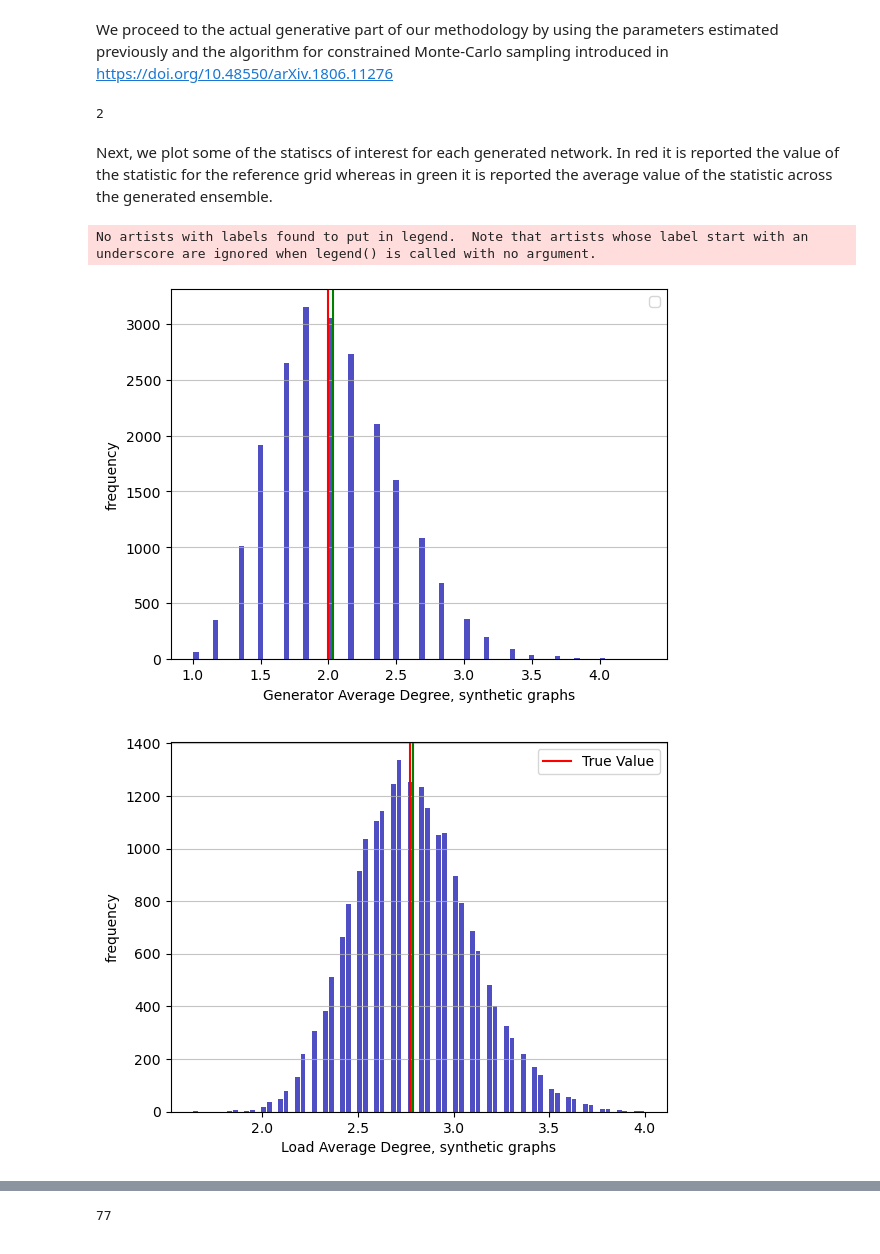
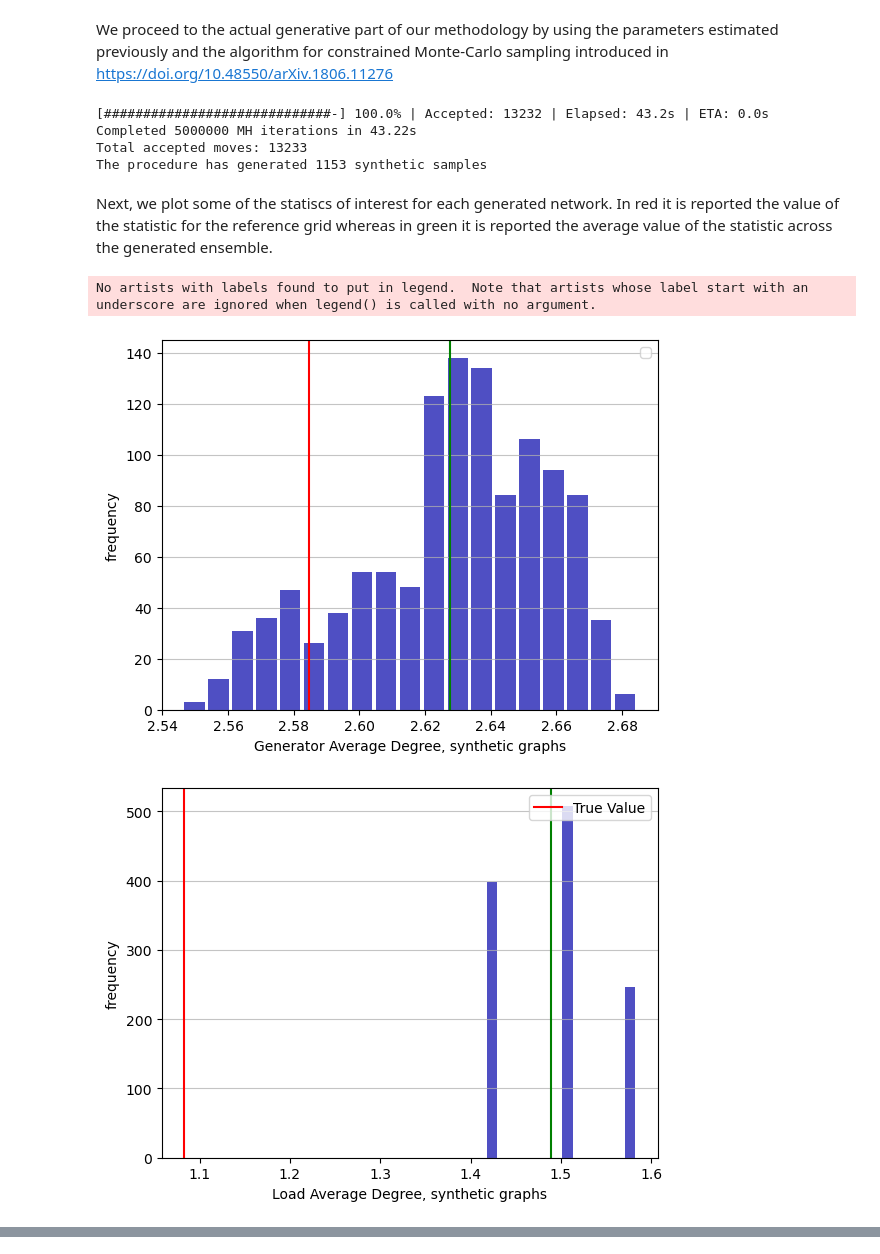
Before and after one commit to franzjack/power_grids_data, a Jupyter notebook: Tutorial_PG_ERG.ipynb, the cells around one changed output, grey strips where cells are left out. Drawn from its saved outputs; the diff is of its cells as text; code cells hidden in the pictures.

```diff
--- a/Tutorial_PG_ERG.ipynb
+++ b/Tutorial_PG_ERG.ipynb
@@ -25,12 +27,14 @@ In the next cell we select the model type as well as the reference grid
 mod_type = '_edg_tri_2tri'
 obs_comp = getattr(hc,'obs'+mod_type)
 fast_obs_comp = getattr(hc,'fast_obs'+mod_type)
-name='300_ieee'
+name='1354_pegase'
 rmean_list=[]
 # %%
 #create file used to store the estimation results
-file = open("data3_"+name+mod_type+".txt", "w")
-file.write("Simulation data on grid "+name+" for model "+mod_type+"\n")
+results_path = os.path.join("results", name, mod_type)
+os.makedirs(results_path, exist_ok=True)
+filepath = os.path.join(results_path, "estimation_results_"+name+mod_type+".txt")
+
 
 #parsing the .m file into a suitable format, and perform some sanity checks
 ordmat,ordlist,buslist,countlist = lp.pow_parser(name)
@@ -109,0 +66,3 @@ Program: c:\Users\franc\Anaconda3\lib\site-packages\ipykernel_launcher.py --f=c:
+# %%
+betas = np.array([-5.5,-5.5,-5.5,-20,-5.5,-5.5,1.5,-0.5], dtype=float)
+EEparams,obslist,parlist = est.EEsparse_with_timer(ordmat,obs,betas,countlist,obs_comp,fast_obs_comp,80000000,0.001,0.001,step)
@@ -155,7 +123,14 @@ file.write("The estimation resulted in the following parameters: \n"+str(list(EE
 We proceed to the actual generative part of our methodology by using the parameters estimated previously and the algorithm for constrained Monte-Carlo sampling introduced in https://doi.org/10.48550/arXiv.1806.11276
 # %%
 #monte-carlo sampling with the constrained algorithm
-mean_list,synth,obslist = est.pg_MHergm_conn(startconn,obs,EEparams,countlist, obs_comp,fast_obs_comp,7000000)
-sellist = est.selector(synth)
-print("The procedure has generated "+str(len(sellist))+" synthetic samples")
+#mean_list,synth,obslist = est.pg_MHergm_conn(startconn,obs,EEparams,countlist, obs_comp,fast_obs_comp,7000000)
+mean_list,synth,obslist = est.pg_MHergm_conn_timer(startconn,obs,EEparams,countlist, obs_comp,fast_obs_comp,5000000)
+
+print("The procedure has generated "+str(len(synth))+" synthetic samples")
+sellist = [mat.toarray() for mat in synth]
 Glist2,clustlist,avg_typedeg,ac_list = sc.synth_selection2(sellist,ordlist)
+# %% [output]
+[#############################-] 100.0% | Accepted: 13232 | Elapsed: 43.2s | ETA: 0.0s
+Completed 5000000 MH iterations in 43.22s
+Total accepted moves: 13233
+The procedure has generated 1153 synthetic samples
@@ -162,4 +148,3 @@ Glist2,clustlist,avg_typedeg,ac_list = sc.synth_selection2(sellist,ordlist)
 # %%
+feat_mtx = [feature_translator(el) for el in list(ordlist)]
-# %% [output]
-2
 # %%
@@ -180,14 +165,10 @@ plt.axvline(x=k1,color='red')
 plt.axvline(x=np.mean(degarray[0]),color='green')
 maxfreq = n.max()
 plt.legend(loc='upper right')
-plt.savefig('sdeggens'+mod_type+name+'.svg',dpi=300, format="svg")
+plt.savefig(os.path.join(results_path, 'sdeggens'+mod_type+name+'.svg'),dpi=300, format="svg")
 plt.show()
 
 rmean_list.append(k1)
-
-file.write("Generator Average Degree, benchmark value: "+ str(rmean_list[0])+"\n")
-
-file.write("Generator Average Degree: mean "+ str(np.mean(degarray[0])) + " std dev "+ str(np.std(degarray[0])) + "\n" )
 
 
 
@@ -202,14 +183,12 @@ plt.axvline(x=k2,color='red',label='True Value')
 plt.axvline(x=np.mean(degarray[1]),color='green')
 maxfreq = n.max()
 plt.legend(loc='upper right')
-plt.savefig('sdegloads'+mod_type+name+'.svg',dpi=300, format="svg")
+plt.savefig(os.path.join(results_path, 'sdeglods'+mod_type+name+'.svg'),dpi=300, format="svg")
 plt.show()
 
 rmean_list.append(k2)
 
-file.write("Load Average Degree, benchmark value: "+ str(rmean_list[1])+"\n")
 
-file.write("Load Average Degree: mean "+ str(np.mean(degarray[1])) + " std dev "+ str(np.std(degarray[1])) + "\n" )
 
 
 n, bins, patches = plt.hist(x=degarray[2], bins='auto', color='#0504aa',alpha=0.7, rwidth=0.85)
@@ -221,14 +200,11 @@ plt.axvline(x=k3,color='red',label='True Value')
 plt.axvline(x=np.mean(degarray[2]),color='green')
 maxfreq = n.max()
 plt.legend(loc='upper right')
-plt.savefig('sdegints'+mod_type+name+'.svg',dpi=300, format="svg")
+plt.savefig(os.path.join(results_path, 'sdegints'+mod_type+name+'.svg'),dpi=300, format="svg")
 plt.show()
 
 rmean_list.append(k3)
 
-file.write("Interconnection Average Degree, benchmark value: "+ str(rmean_list[2])+"\n")
-
-file.write("Interconnection Average Degree: mean "+ str(np.mean(degarray[2])) + " std dev "+ str(np.std(degarray[2])) + "\n" )
 
 
 trilist = []
@@ -244,14 +220,11 @@ plt.ylabel('Frequency')
 #plt.title('Triangles, '+name)
 plt.axvline(x=genobs[6],color='red')
 plt.axvline(x=np.mean(trilist),color='green')
-plt.savefig('stris'+mod_type+name+'.svg',dpi=300, format="svg")
+plt.savefig(os.path.join(results_path, 'stris'+mod_type+name+'.svg'),dpi=300, format="svg")
 plt.show()
 
 rmean_list.append(genobs[6])
 
-file.write("Triangles, benchmark value: "+ str(rmean_list[3])+"\n")
-
-file.write("Triangles: mean "+ str(np.mean(trilist)) + " std dev "+ str(np.std(trilist)) + "\n" )
 
 
 n, bins, patches = plt.hist(x=trilist2, bins='auto', color='#0504aa',alpha=0.7, rwidth=0.3)
@@ -261,14 +234,10 @@ plt.ylabel('Frequency')
 #plt.title('2-Triangles, '+name)
 plt.axvline(x=genobs[7],color='red')
 plt.axvline(x=np.mean(trilist2),color='green')
-plt.savefig('trians2'+name+'.svg',dpi=300, format="svg")
+plt.savefig(os.path.join(results_path, 's2tris'+mod_type+name+'.svg'),dpi=300, format="svg")
 plt.show()
 
 rmean_list.append(genobs[7])
-file.write("2-Triangles, benchmark value: "+ str(rmean_list[4])+"\n")
-file.write("2-Triangles: mean "+ str(np.mean(trilist2)) + " std dev "+ str(np.std(trilist2)) + "\n" )
-
-
 
 paths = [nx.average_shortest_path_length(G.to_undirected()) for G in Glist2]
 n, bins, patches = plt.hist(x=paths, bins='auto', color='#0504aa',alpha=0.7, rwidth=0.85)
@@ -278,45 +247,37 @@ plt.ylabel('Frequency')
 #plt.title('Avgerage path, '+name)
 plt.axvline(x=nx.average_shortest_path_length(nx.from_numpy_array(ordmat).to_undirected()),color='red')
 plt.axvline(x=np.mean(paths),color='green')
-plt.savefig('apl'+name+'.svg',dpi=300, format="svg")
+plt.savefig(os.path.join(results_path, 'apl'+mod_type+name+'.svg'),dpi=300, format="svg")
 plt.show()
 rmean_list.append(nx.average_shortest_path_length(nx.from_numpy_array(ordmat).to_undirected()))
-file.write("Average path length, benchmark value: "+ str(rmean_list[5])+"\n")
-file.write("Average path length: mean "+ str(np.mean(paths)) + " std dev "+ str(np.std(paths)) + "\n" )
 
 
 
 
 n, bins, patches = plt.hist(x=ac_list, bins='auto', color='#0504aa',alpha=0.7, rwidth=0.85)
 plt.grid(axis='y', alpha=0.75)
 plt.xlabel('Algebraic connectivity,synthetic graphs, '+name)
 plt.ylabel('Frequency')
 #plt.title('Algebraic connectivity, '+name)
 plt.axvline(x=sc.alg_conn(ordmat),color='red')
 plt.axvline(x=np.mean(ac_list),color='green')
-plt.savefig('acsin'+name+'.svg',dpi=300, format="svg")
+plt.savefig(os.path.join(results_path, 'algconn'+mod_type+name+'.svg'),dpi=300, format="svg")
 plt.show()
 rmean_list.append(sc.alg_conn(ordmat))
-file.write("Algebraic connectivity, benchmark value: "+ str(rmean_list[6])+"\n")
-file.write("Algebraic connectivity: mean "+ str(np.mean(ac_list)) + " std dev "+ str(np.std(ac_list)) + "\n" )
-
-
 
 
 clusts = [sc.clustering_coeff(G.to_undirected()) for G in Glist2]
 n, bins, patches = plt.hist(x=clusts, bins='auto', color='#0504aa',alpha=0.7, rwidth=0.85)
 plt.grid(axis='y', alpha=0.75)
 plt.xlabel('Clustering coefficient,synthetic graphs, '+name)
 plt.ylabel('Frequency')
 #plt.title('Avgerage path, '+name)
 plt.axvline(x=sc.clustering_coeff(nx.from_numpy_array(ordmat).to_undirected()),color='red')
 plt.axvline(x=np.mean(clusts),color='green')
-plt.savefig('clustcoeff_'+name+'.svg',dpi=300, format="svg")
+plt.savefig(os.path.join(results_path, 'clustcoeff'+mod_type+name+'.svg'),dpi=300, format="svg")
 plt.show()
 rmean_list.append(sc.clustering_coeff(nx.from_numpy_array(ordmat).to_undirected()))
-file.write("Clustering coefficient, benchmark value: "+ str(rmean_list[7])+"\n")
-file.write("Clustering coefficient: mean "+ str(np.mean(clusts)) + " std dev "+ str(np.std(clusts)) + "\n" )
 # %% [output]
 No artists with labels found to put in legend.  Note that artists whose label start with an underscore are ignored when legend() is called with no argument.
-[figure, old version]
+[figure, new version]
-[figure, old version]
+[figure, new version]
@@ -329 +289,0 @@ No artists with labels found to put in legend.  Note that artists whose label st
-77
```
Also changed, not shown: parts of 16 cells of this notebook, 14 other files.
